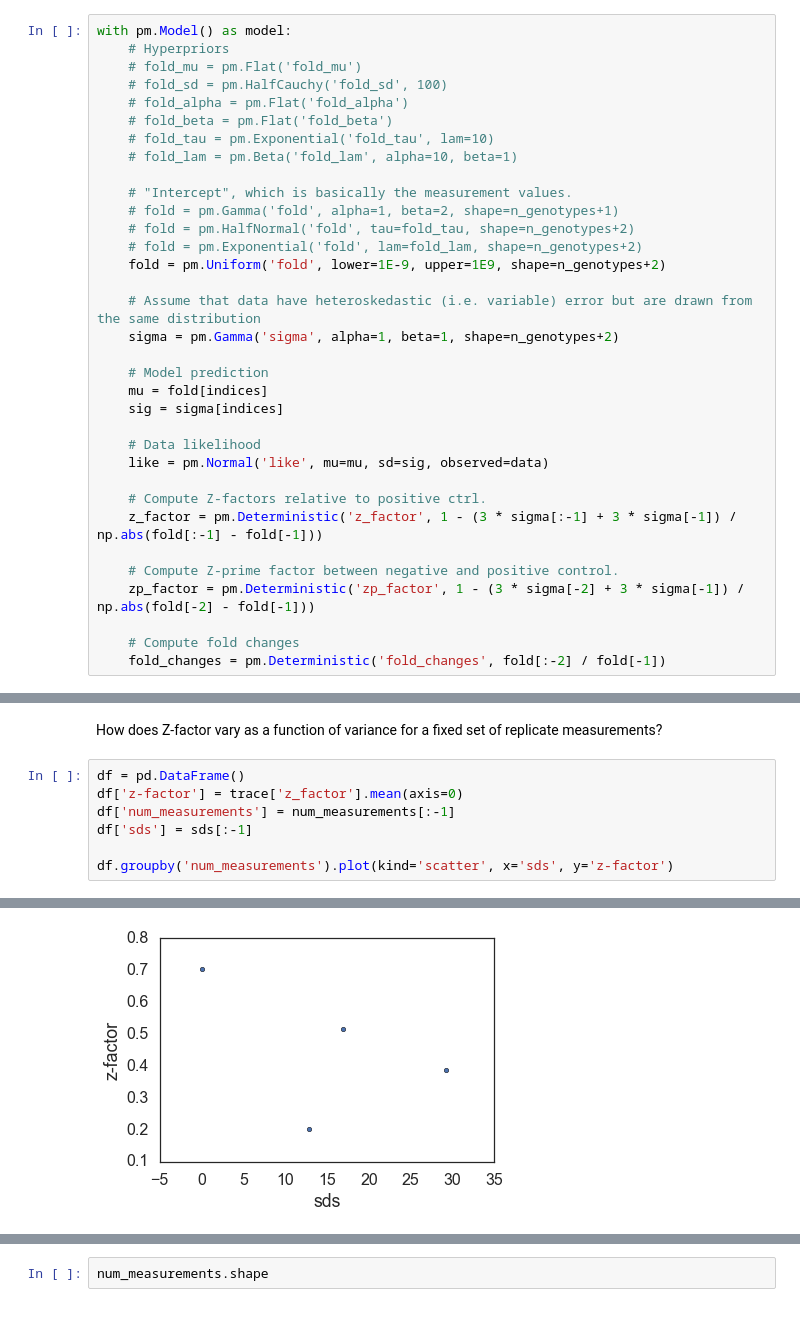
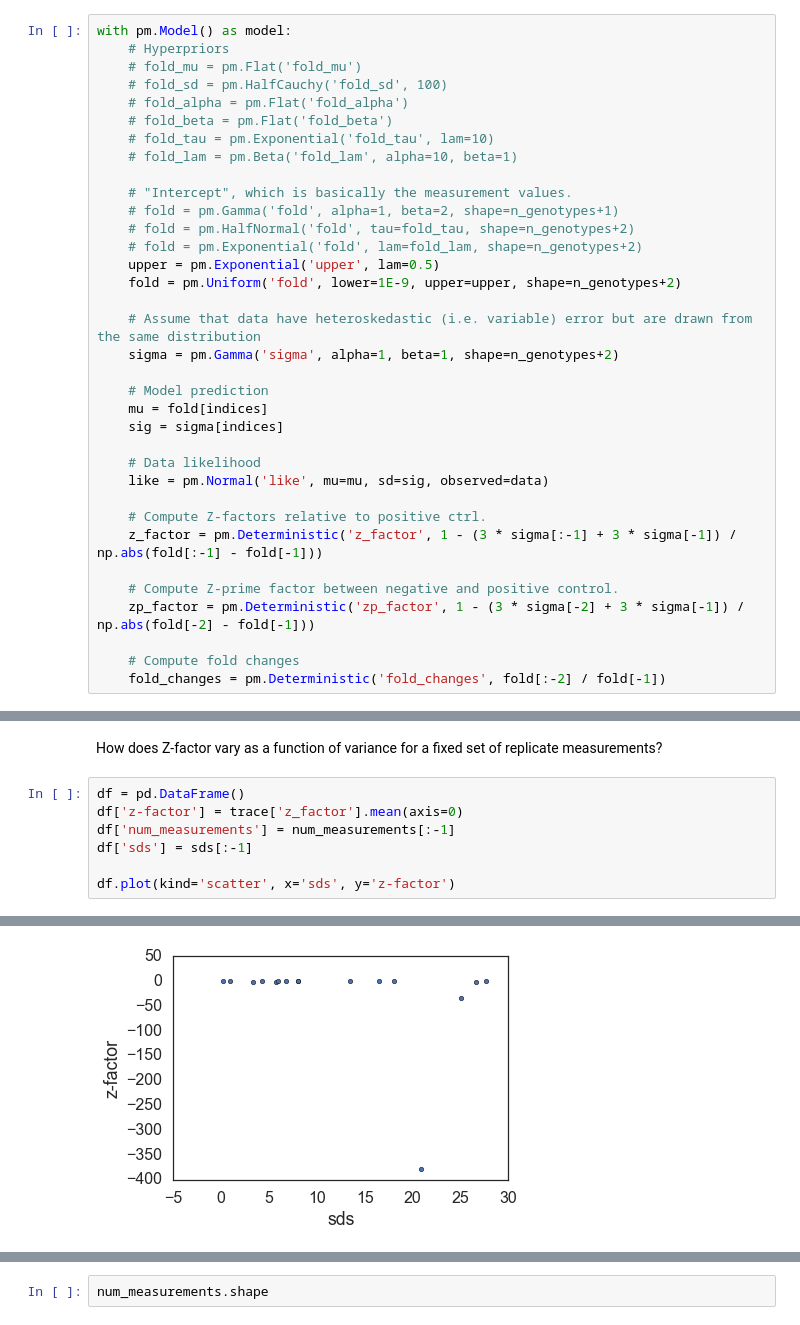
Before and after one commit to ericmjl/bayesian-measurement-paper, a Jupyter notebook: notebooks/simple-96-well.ipynb, the cells around one changed output, grey strips where cells are left out. Cells and saved outputs as stored; diff of their text form.

```diff
--- a/notebooks/simple-96-well.ipynb
+++ b/notebooks/simple-96-well.ipynb
@@ -127,7 +126,8 @@ with pm.Model() as model:
     # fold = pm.Gamma('fold', alpha=1, beta=2, shape=n_genotypes+1)
     # fold = pm.HalfNormal('fold', tau=fold_tau, shape=n_genotypes+2)
     # fold = pm.Exponential('fold', lam=fold_lam, shape=n_genotypes+2)
-    fold = pm.Uniform('fold', lower=1E-9, upper=1E9, shape=n_genotypes+2)
+    upper = pm.Exponential('upper', lam=0.5)
+    fold = pm.Uniform('fold', lower=1E-9, upper=upper, shape=n_genotypes+2)
 
     # Assume that data have heteroskedastic (i.e. variable) error but are drawn from the same distribution
     sigma = pm.Gamma('sigma', alpha=1, beta=1, shape=n_genotypes+2)
@@ -331,5 +336,5 @@ df['z-factor'] = trace['z_factor'].mean(axis=0)
 df['num_measurements'] = num_measurements[:-1]
 df['sds'] = sds[:-1]
 
-df.groupby('num_measurements').plot(kind='scatter', x='sds', y='z-factor')
+df.plot(kind='scatter', x='sds', y='z-factor')
 # %% [output]
@@ -341 +342 @@ dtype: object
-[figure, old version]
+[figure, new version]
```
Also changed, not shown: parts of 21 cells of this notebook.
